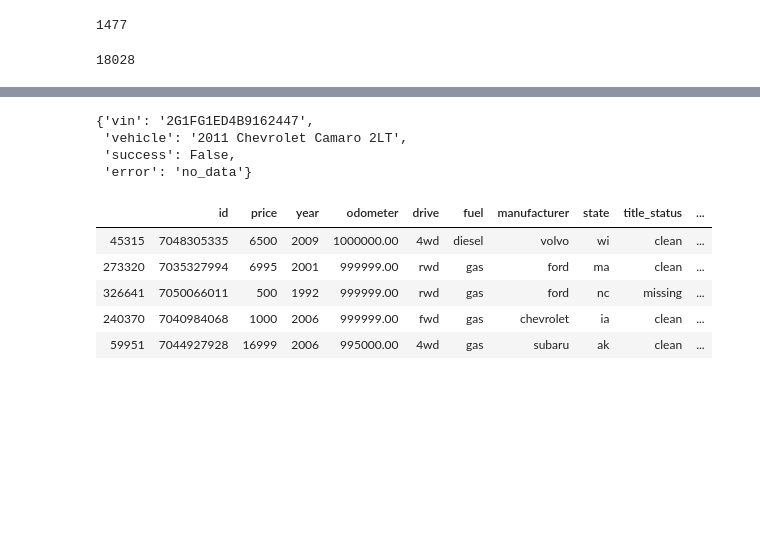
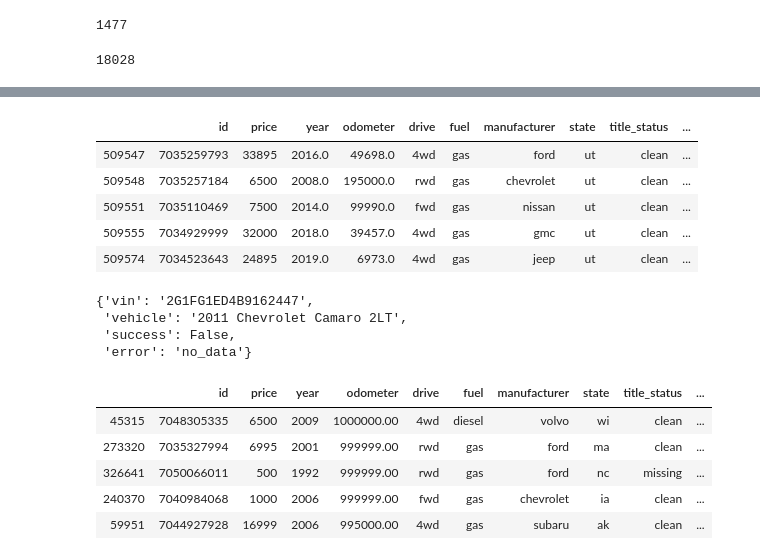
Before and after one commit to HowardHowonYu/Usedcar_regression_project, a Jupyter notebook: howard/트러블슈팅.ipynb, the cells around one changed output, grey strips where cells are left out. Drawn from its saved outputs; the diff is of its cells as text; code cells hidden in the pictures; blank space fills up the shorter version.

```diff
--- a/howard/트러블슈팅.ipynb
+++ b/howard/트러블슈팅.ipynb
@@ -416,3 +365,12 @@ len(error_list_df)
+# %%
+df.tail()
+# %% [output]
+|  | id | price | year | odometer | drive | fuel | manufacturer | state | title_status | ... |
+| 509547 | 7035259793 | 33895 | 2016.0 | 49698.0 | 4wd | gas | ford | ut | clean | ... |
+| 509548 | 7035257184 | 6500 | 2008.0 | 195000.0 | rwd | gas | chevrolet | ut | clean | ... |
+| 509551 | 7035110469 | 7500 | 2014.0 | 99990.0 | fwd | gas | nissan | ut | clean | ... |
+| 509555 | 7034929999 | 32000 | 2018.0 | 39457.0 | 4wd | gas | gmc | ut | clean | ... |
+| 509574 | 7034523643 | 24895 | 2019.0 | 6973.0 | 4wd | gas | jeep | ut | clean | ... |
 # %%
 odometer = "970020.00"
 vin = "2G1FG1ED4B9162447"
```
Also changed, not shown: parts of 18 cells of this notebook, 1 other file.
